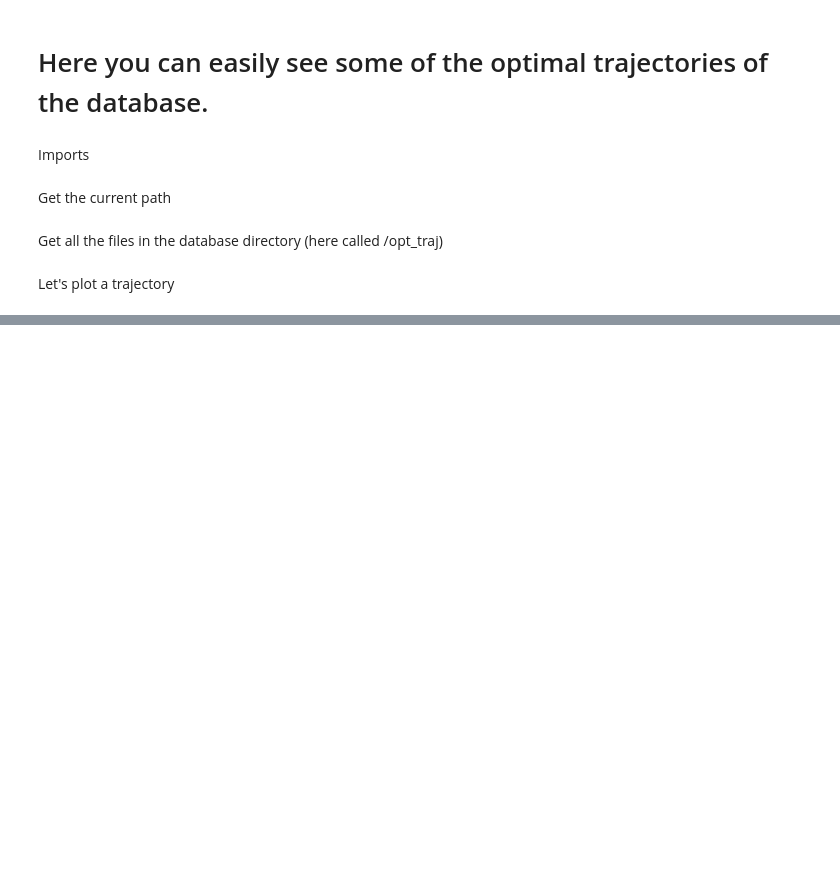
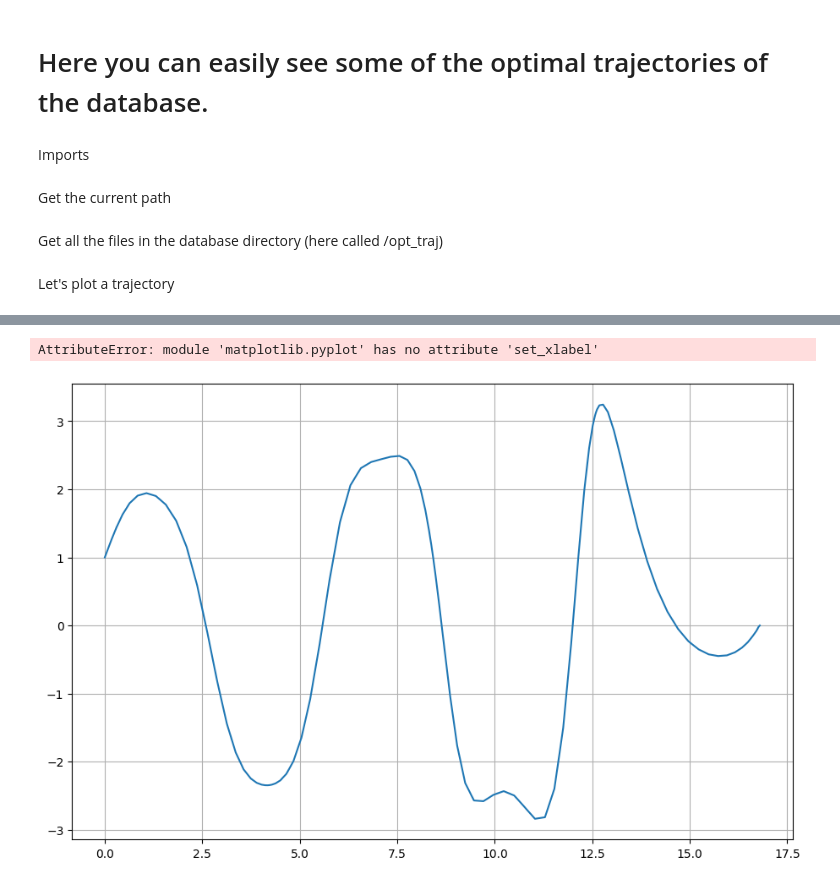
Before and after one commit to sehnemroger/optdnn, a Jupyter notebook: python/avalia_base_trajetoria.ipynb, the cells around one changed output, grey strips where cells are left out. Cells and saved outputs as stored; diff of their text form; code cells hidden in the pictures; blank space fills up the shorter version.

```diff
--- a/python/avalia_base_trajetoria.ipynb
+++ b/python/avalia_base_trajetoria.ipynb
@@ -83,0 +77,9 @@ No artists with labels found to put in legend.  Note that artists whose label st
+# %%
+plt.figure(figsize=(11,7))
+plt.plot(data[:,0],data[:,2])
+plt.grid(True)
+plt.xlabel(r'$s$')
+plt.ylabel(r'$[m/s]$')
+# %% [output]
+AttributeError: module 'matplotlib.pyplot' has no attribute 'set_xlabel'
+[figure, added]
```
Also changed, not shown: parts of 2 cells of this notebook, 6 other files.
